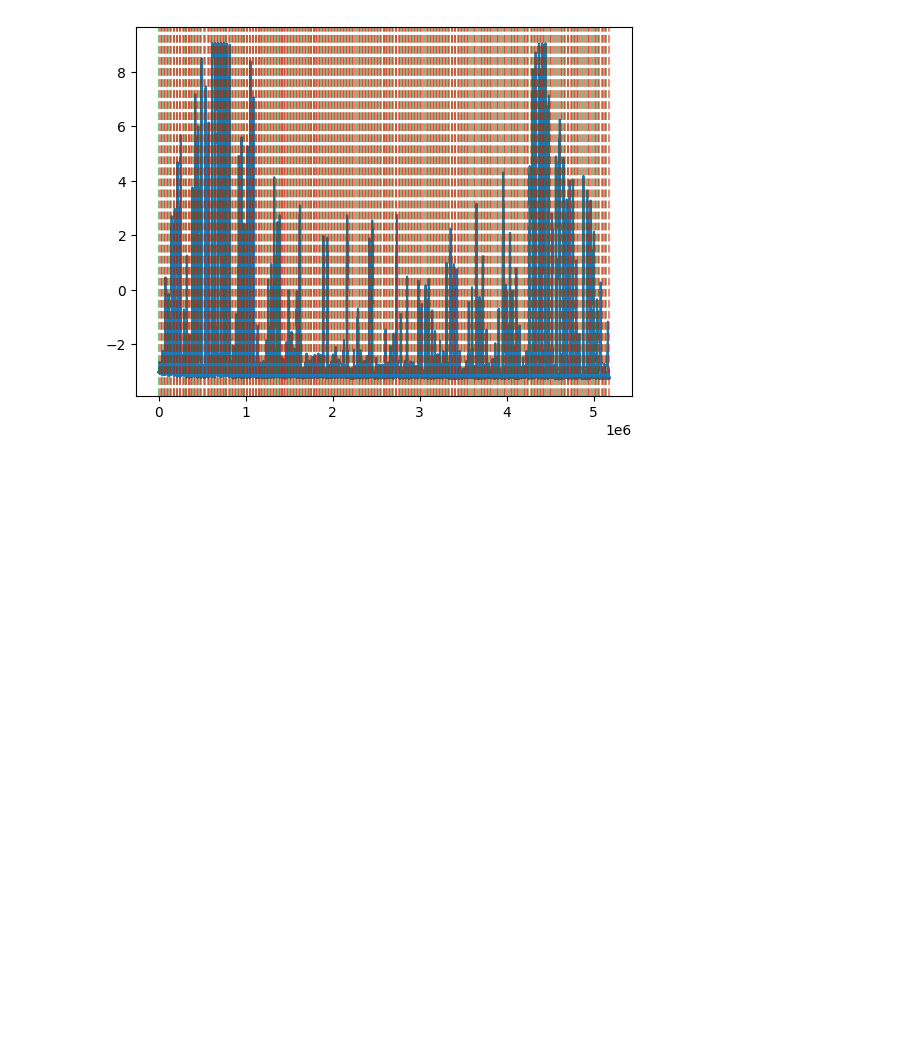
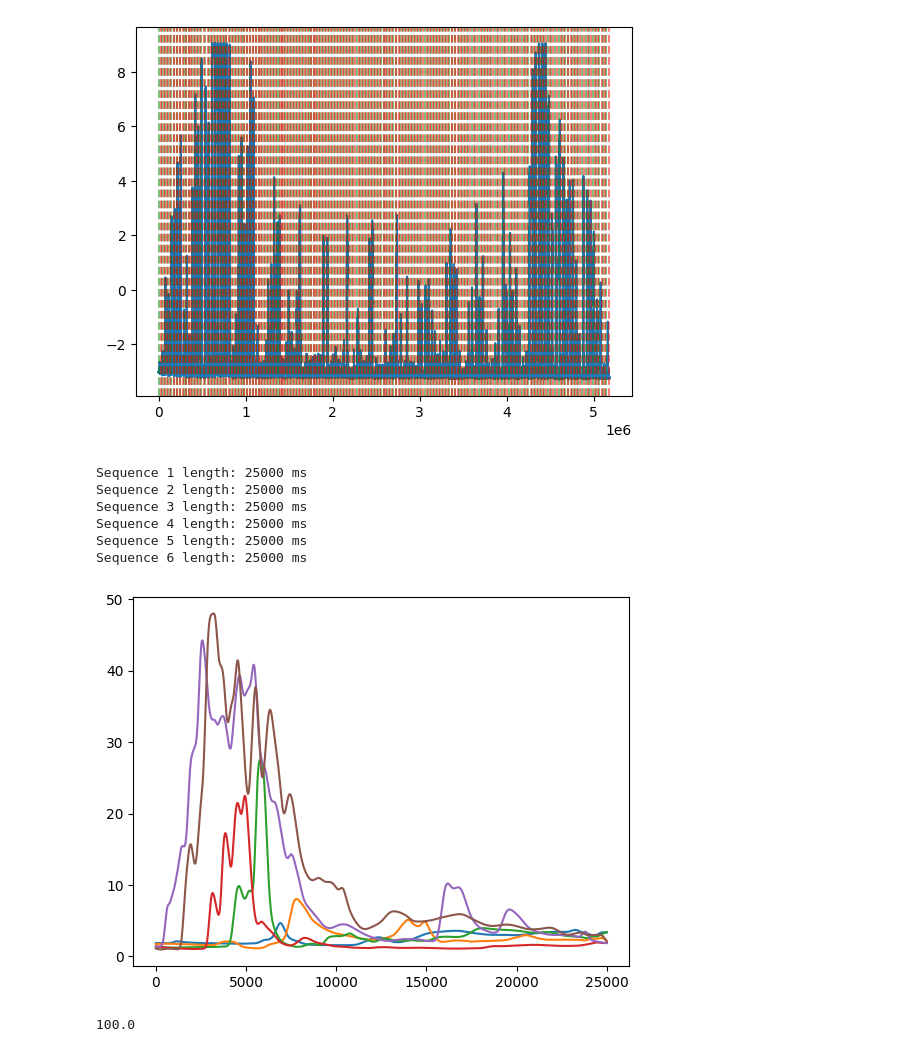
Before and after one commit to nghess/clickbait-place, a Jupyter notebook: cb-pid-map/pid_analyze.ipynb, the cells around one changed output. Saved outputs shown, nothing was run; the diff lists cells and outputs as text; code cells hidden in the pictures; blank space fills up the shorter version.

```diff
--- a/cb-pid-map/pid_analyze.ipynb
+++ b/cb-pid-map/pid_analyze.ipynb
@@ -70,5 +70,38 @@ for ts in seq_end["relative_time_ms"]:
 #     plt.axvline(x=ts, color="black", linestyle="--", alpha=0.25)
 # %% [output]
 [figure]
+# %%
+# Smooth the signal with a Gaussian filter
+from scipy.ndimage import gaussian_filter1d
+smoothed_signal = gaussian_filter1d(pid_signal, sigma=100)
+# Normalize the smoothed signal to the range [0, 1]
+smoothed_signal = (smoothed_signal - np.min(smoothed_signal)) / (np.max(smoothed_signal) - np.min(smoothed_signal)) * 100
 # %%
-# Get
+# Extract signal between button press and sequence end
+sequences = []
+for _, button_row in button_ts.iterrows():
+    button_time = button_row["relative_time_ms"]
+    # Find the next sequence end after the button press
+    seq_end_row = seq_end[seq_end["relative_time_ms"] > button_time].iloc[0]
+    seq_end_time = seq_end_row["relative_time_ms"]
+    # Extract the signal for this sequence
+    signal_segment = smoothed_signal[button_time:seq_end_time]
+    sequences.append(signal_segment)
+
+# Trim sequences to the same length (e.g., 10 seconds = 10000 ms)
+max_length = 25000
+sequences = [seq[:max_length] for seq in sequences]
+# %%
+for ii in range(6):
+    plt.plot(sequences[ii])
+    print(f"Sequence {ii+1} length: {len(sequences[ii])} ms")
+plt.title
+plt.show()
+# %% [output]
+Sequence 1 length: 25000 ms
+Sequence 2 length: 25000 ms
+Sequence 3 length: 25000 ms
+Sequence 4 length: 25000 ms
+Sequence 5 length: 25000 ms
+Sequence 6 length: 25000 ms
+[figure, added]
@@ -74,0 +111,4 @@ for ts in seq_end["relative_time_ms"]:
+# %%
+np.max(sequences)
+# %% [output]
+100.0
```
Also changed, not shown: parts of 4 cells of this notebook, 1 other file.
